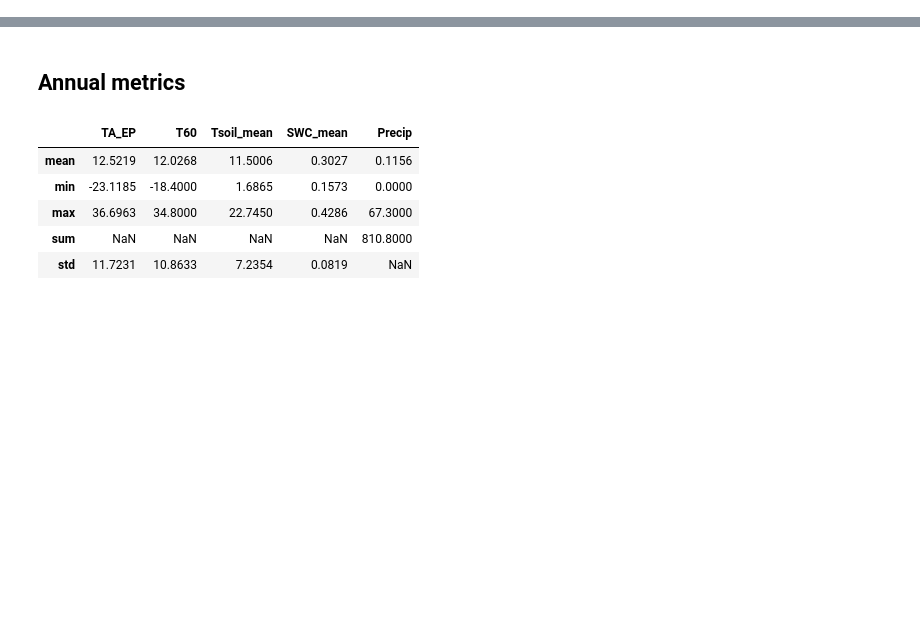
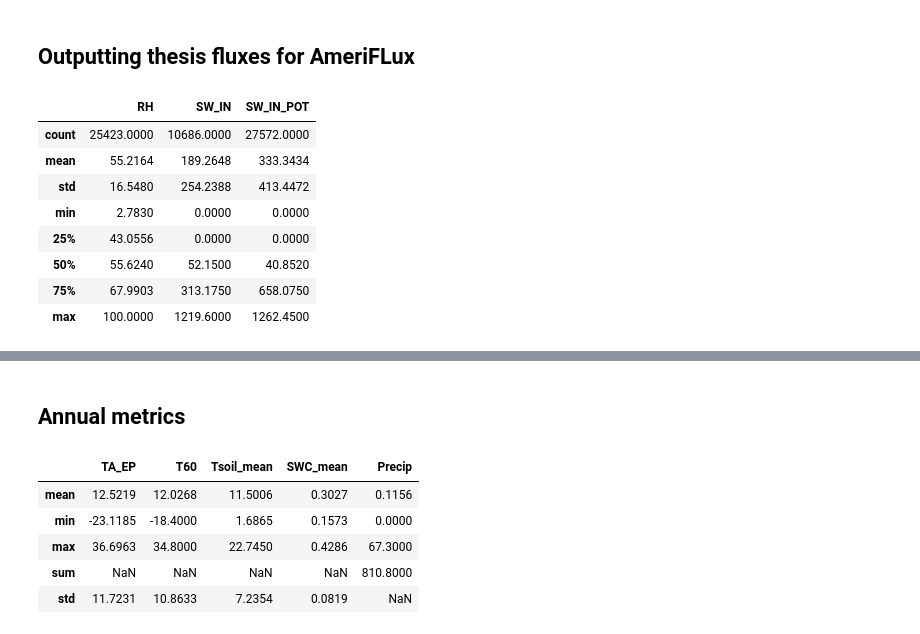
Before and after one commit to ottobriner/atmos-flux-data, a Jupyter notebook: atmos-output.ipynb, the cells around one changed output, grey strips where cells are left out. Drawn from its saved outputs; the diff is of its cells as text; code cells hidden in the pictures; blank space fills up the shorter version.

```diff
--- a/atmos-output.ipynb
+++ b/atmos-output.ipynb
@@ -182,0 +38,2 @@ fluxnet
+# %% [markdown]
+## Outputting thesis fluxes for AmeriFLux
@@ -182,0 +47,19 @@ fluxnet
+# %%
+# cols = ['SWC_mean', 'SWC_30cm', 'SWC_50cm']
+cols = ['FCH4', 'FCH4_F_RF', 'SW_IN',]
+cols = ['RH', 'SW_IN', 'SW_IN_POT']
+# cols = ameriflux.columns[ameriflux.columns.str.contains('SWC_')][:64]
+df = (ameriflux.loc[:, cols]
+        .replace(-9999, np.nan)
+     )
+df.describe()
+# %% [output]
+|  | RH | SW_IN | SW_IN_POT |
+| count | 25423.0000 | 10686.0000 | 27572.0000 |
+| mean | 55.2164 | 189.2648 | 333.3434 |
+| std | 16.5480 | 254.2388 | 413.4472 |
+| min | 2.7830 | 0.0000 | 0.0000 |
+| 25% | 43.0556 | 0.0000 | 0.0000 |
+| 50% | 55.6240 | 52.1500 | 40.8520 |
+| 75% | 67.9903 | 313.1750 | 658.0750 |
+| max | 100.0000 | 1219.6000 | 1262.4500 |
```
Also changed, not shown: parts of 14 cells of this notebook, 1 other file.
